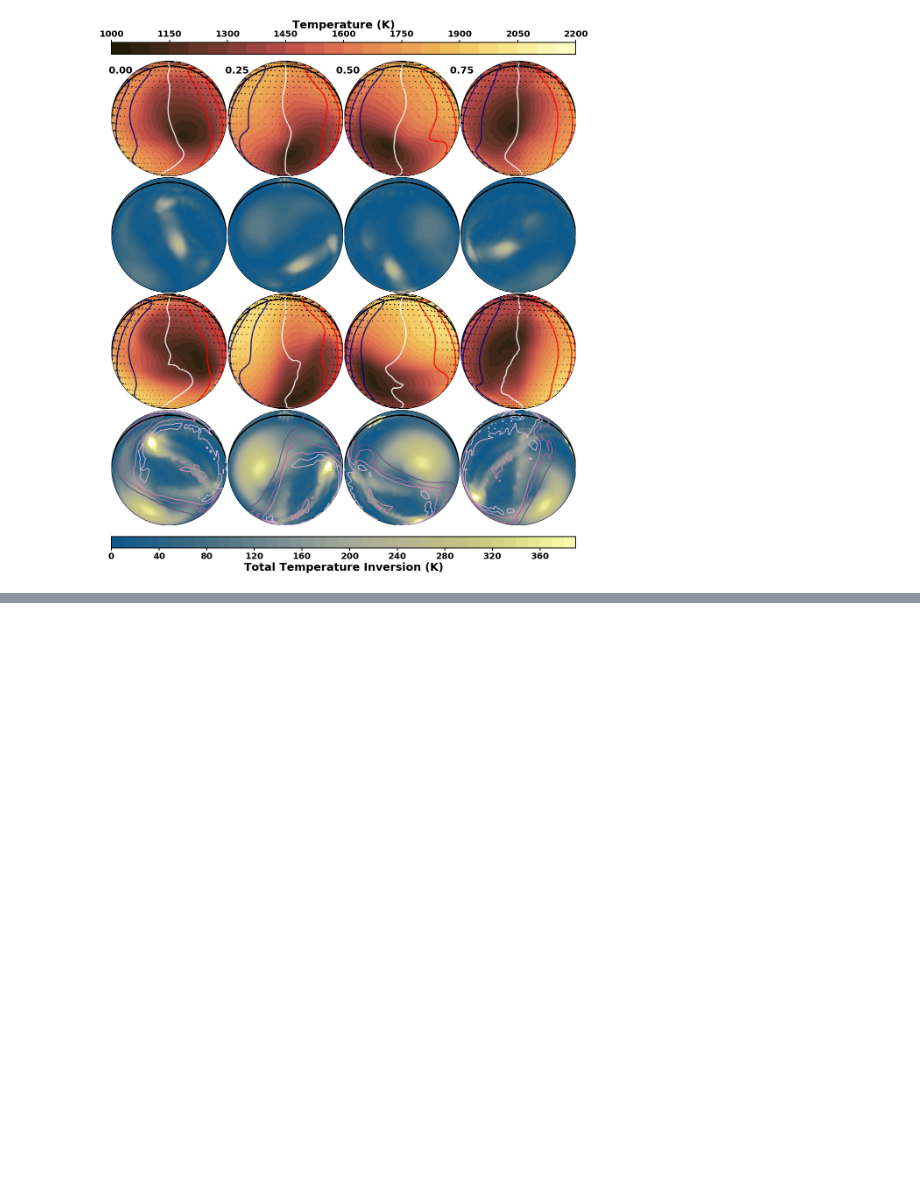
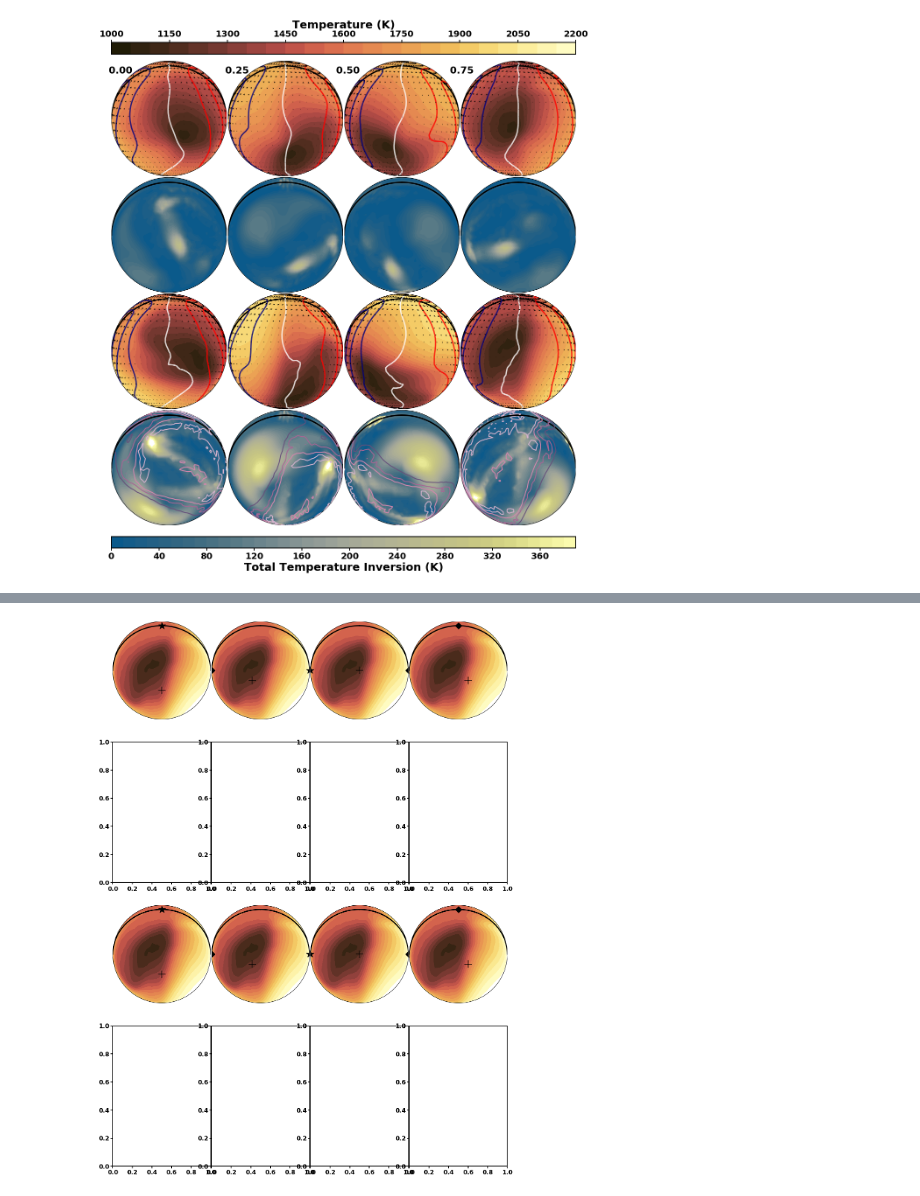
Before and after one commit to imalsky/New_Jups, a Jupyter notebook: Code/observer_projection.ipynb, the cells around one changed output, grey strips where cells are left out. Saved outputs shown, nothing was run; the diff lists cells and outputs as text; code cells hidden in the pictures; blank space fills up the shorter version.

```diff
--- a/Code/observer_projection.ipynb
+++ b/Code/observer_projection.ipynb
@@ -437,0 +447,56 @@ fig.text(0.71, 0.745, r"0.75", size=22, weight='bold', ha='center')
+# %%
+# colormap
+cm_name3 = 'acton'
+cm_file3 = np.loadtxt('ScientificColourMaps6/{}/{}.txt'.format(cm_name3, cm_name3))
+my_colors3 = mcolors.LinearSegmentedColormap.from_list(cm_name3, cm_file3)
+
+fig, ax = plt.subplots(nrows=4, ncols=4, figsize=(19,28))
+plt.subplots_adjust(wspace=0.01, hspace=0.01)
+
+for i in range(8):
+
+
+    map = Basemap(projection='ortho',lat_0=0,lon_0=180,resolution='l', ax=ax[2 * (i//4), i%4])
+    cs1 = map.contourf(x, y, final_temps, cmap=my_colors1, levels=np.arange(1000, 2000, 50))
+
+
+    if i == 0 or i == 4:
+        b1, b2 = map([180], [66])
+        ax[2 * (i//4), i%4].scatter(b1, b2, marker="*", s=400, color='black')
+
+        b1, b2 = map([180], [-24])
+        ax[2 * (i//4), i%4].scatter(b1, b2, marker="+", s=400, color='black')
+
+    elif i == 1 or i == 5:
+        b1, b2 = map([-90], [0])
+        ax[2 * (i//4), i%4].scatter(b1, b2, marker="*", s=400, color='black')
+
+        b1, b2 = map([90], [0])
+        ax[2 * (i//4), i%4].scatter(b1, b2, marker="D", s=150, color='black')
+
+        b1, b2 = map([170], [-12])
+        ax[2 * (i//4), i%4].scatter(b1, b2, marker="+", s=400, color='black')
+
+    elif i == 2 or i == 6:
+        b1, b2 = map([-90], [0])
+        ax[2 * (i//4), i%4].scatter(b1, b2, marker="D", s=150, color='black')
+
+        b1, b2 = map([90], [0])
+        ax[2 * (i//4), i%4].scatter(b1, b2, marker="*", s=400, color='black')
+
+        b1, b2 = map([180], [0])
+        ax[2 * (i//4), i%4].scatter(b1, b2, marker="+", s=400, color='black')
+
+    elif i == 3 or i == 7:
+        b1, b2 = map([180], [66])
+        ax[2 * (i//4), i%4].scatter(b1, b2, marker="D", s=150, color='black')
+
+        b1, b2 = map([192], [-12])
+        ax[2 * (i//4), i%4].scatter(b1, b2, marker="+", s=400, color='black')
+
+
+
+    map.drawgreatcircle(-90, 0, 180, 66, linewidth=3, color='black', linestyle='solid', zorder=1)
+    map.drawgreatcircle(90,  0, 180, 66, linewidth=3, color='black', linestyle='solid', zorder=2)
+# %% [output]
+[figure, added]
```
Also changed, not shown: parts of 2 cells of this notebook, 11 other files.
